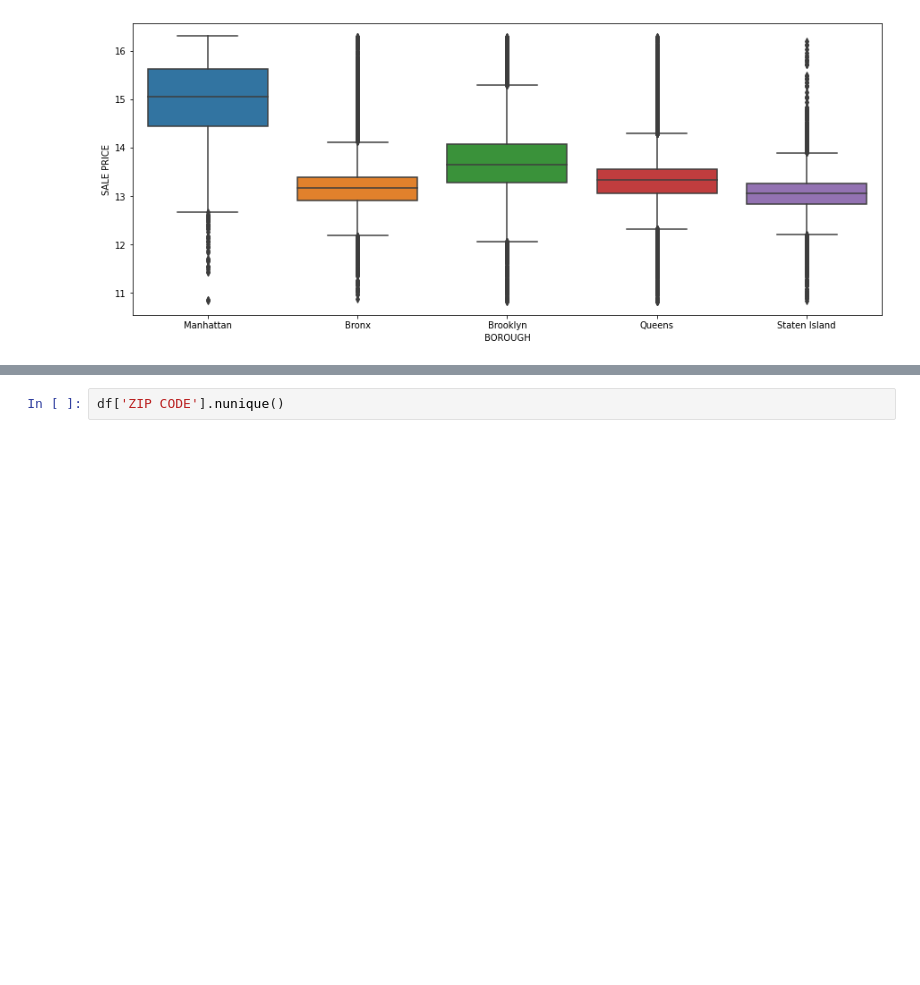
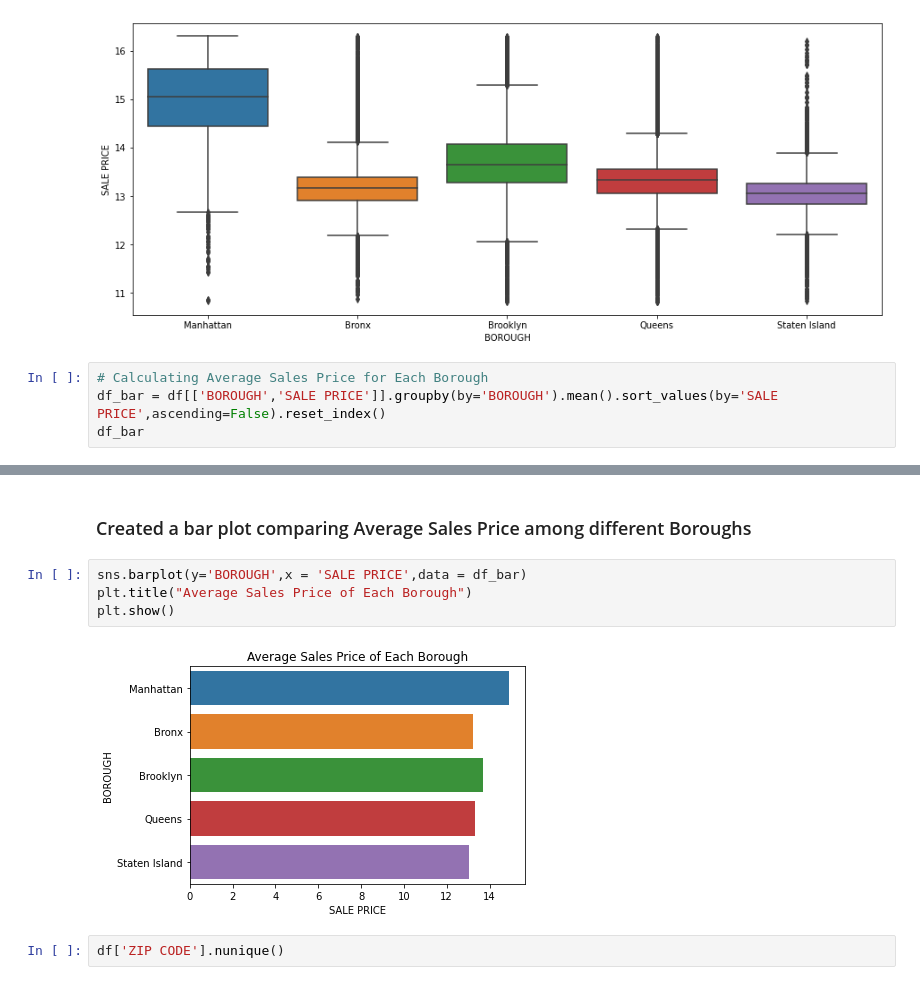
Before and after one commit to neveram/NYC-Housing-Price-Prediction, a Jupyter notebook: NYC Housing Price Prediction.ipynb, the cells around one changed output, grey strips where cells are left out. Saved outputs shown, nothing was run; the diff lists cells and outputs as text; blank space fills up the shorter version.

Commit message:
Created a bar plot comparing average sales price among different boroughs

```diff
--- a/NYC Housing Price Prediction.ipynb
+++ b/NYC Housing Price Prediction.ipynb
@@ -461,3 +461,7 @@ sns.boxplot(x=df['BOROUGH'].astype('category'), y = df['SALE PRICE'], data=pd.me
 plt.show()
 # %% [output]
 [figure]
+# %%
+# Calculating Average Sales Price for Each Borough
+df_bar = df[['BOROUGH','SALE PRICE']].groupby(by='BOROUGH').mean().sort_values(by='SALE PRICE',ascending=False).reset_index()
+df_bar
@@ -464,3 +475,11 @@ plt.show()
+# %% [markdown]
+### Created a bar plot comparing Average Sales Price among different Boroughs
+# %%
+sns.barplot(y='BOROUGH',x = 'SALE PRICE',data = df_bar)
+plt.title("Average Sales Price of Each Borough")
+plt.show()
+# %% [output]
+[figure, added]
 # %%
 df['ZIP CODE'].nunique()
 # %% [output]
```
Also changed, not shown: parts of 3 cells of this notebook.
